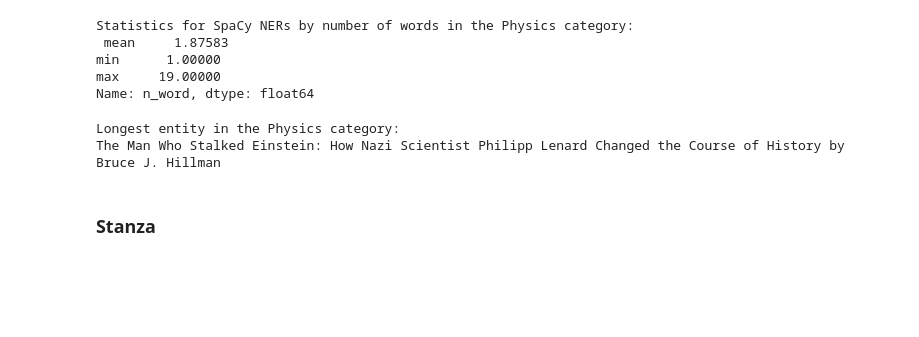
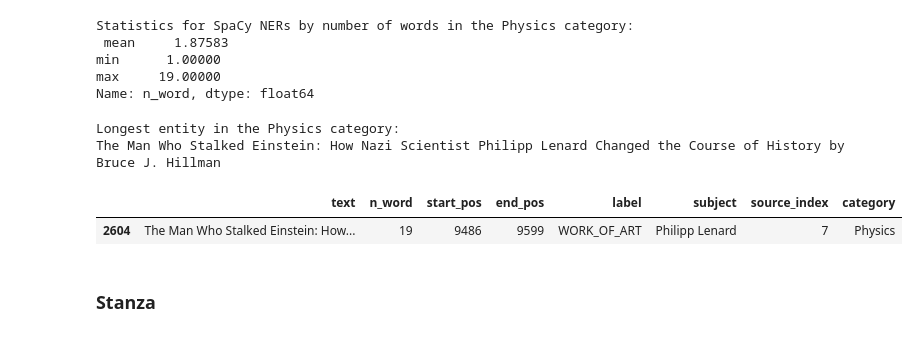
Before and after one commit to alberto-lorente/stir-fried-data, a Jupyter notebook: Part 2 - SpaCy and Stanza performance for NER/2.1 Named Entity Recognition/NER_Stats_comparison.ipynb, the cells around one changed output. Cells and saved outputs as stored; diff of their text form; code cells hidden in the pictures; blank space fills up the shorter version.

```diff
--- a/Part 2 - SpaCy and Stanza performance for NER/2.1 Named Entity Recognition/NER_Stats_comparison.ipynb
+++ b/Part 2 - SpaCy and Stanza performance for NER/2.1 Named Entity Recognition/NER_Stats_comparison.ipynb
@@ -150,6 +155,11 @@ for ent in max_words:
 # %% [output]
 Longest entity in the Physics category:
 The Man Who Stalked Einstein: How Nazi Scientist Philipp Lenard Changed the Course of History by Bruce J. Hillman
+# %%
+df_spacy_physics[df_spacy_physics["n_word"] >= 19]
+# %% [output]
+|  | text | n_word | start_pos | end_pos | label | subject | source_index | category |
+| 2604 | The Man Who Stalked Einstein: How... | 19 | 9486 | 9599 | WORK_OF_ART | Philipp Lenard | 7 | Physics |
 # %% [markdown]
 ### Stanza
 # %% [markdown]
```
Also changed, not shown: parts of 4 cells of this notebook.
